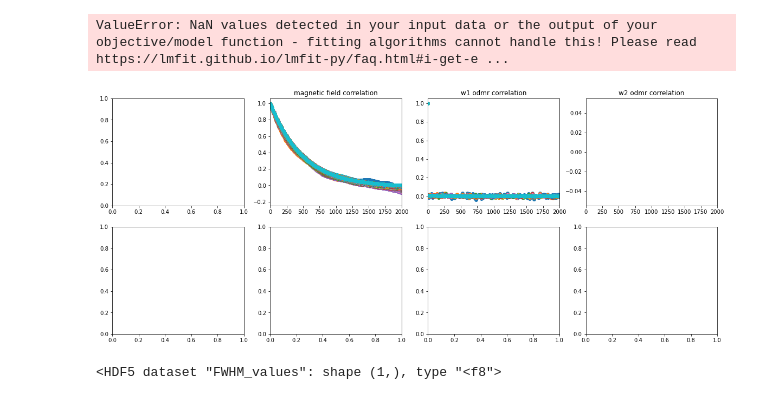
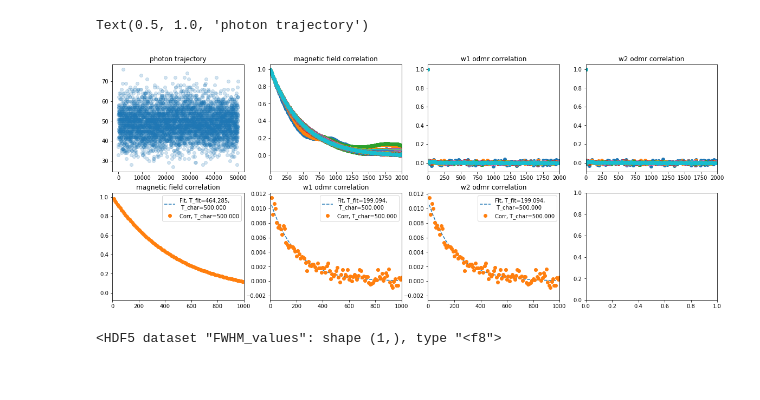
Before and after one commit to paulstevensonlab/odmr-simulations, a Jupyter notebook: FCS-like ODMR sim WIP copy.ipynb, the cells around one changed output. Cells and saved outputs as stored; diff of their text form; code cells hidden in the pictures.

Commit message:
all functions in backend code

```diff
--- a/FCS-like ODMR sim WIP copy.ipynb
+++ b/FCS-like ODMR sim WIP copy.ipynb
@@ -118,16 +18,16 @@ def avg_corr_analysis(acf_norm_mag_array, acf_norm_odmr_array1, acf_norm_odmr_ar
 # %%
 fig, axes = plt.subplots(2, 4, figsize=(20, 8), sharex=False, sharey=False)
 
-itr = 10000
+itr = 1000
 
-acf_norm_mag_array, acf_norm_odmr_array1, acf_norm_odmr_array2, autocorr_mag_data, autocorr_odmr_data1, autocorr_odmr_data2, noisy_odmr_autocorr_1, noisy_odmr_autocorr_2, photon_trajectory, noisy_w_1_array, noisy_w_2_array = arrays(itr, time)
+acf_norm_mag_array, acf_norm_odmr_array1, acf_norm_odmr_array2, autocorr_mag_data, autocorr_odmr_data1, autocorr_odmr_data2, noisy_odmr_autocorr_1, noisy_odmr_autocorr_2, photon_trajectory, noisy_w_1_array, noisy_w_2_array = fcs.arrays(itr, time)
 
-freq_1, freq_2 = freq_point(x_range, FWHM)
+freq_1, freq_2 = fcs.freq_point(x_range, FWHM)
 
 
 for w in range(itr):
 
-    noisy_w_1, noisy_w_2, noisy_mag_fields, noisy_w_1_array, noisy_w_2_array = freq_func(itr, tau, time, w)
+    noisy_w_1, noisy_w_2, noisy_mag_fields, noisy_w_1_array, noisy_w_2_array = fcs.freq_func(itr, tau, time, amp, noisy_w_1_array, noisy_w_2_array, w)
 
     noise_odmr_spectrum, noise_noisy_odmr_spectrum = fcs.simulate_ODMR(freq_1,
                                                                     FWHM, np.asarray(noisy_w_1_array[w, :]), FWHM, np.asarray(noisy_w_2_array[w, :]), contrast_values, counts_values) # you can pass the array directly to the function to avoid another nested loop
@@ -135,7 +35,7 @@ for w in range(itr):
                                                                                                                                         # and we only need to calculate the count rate at one frequency
     photon_trajectory[w, :] = np.asarray(noise_noisy_odmr_spectrum)
 
-    acf_norm_mag, acf_norm_odmr1, acf_norm_odmr2 = corr_analysis(noisy_mag_fields, time, photon_trajectory, w,
+    acf_norm_mag, acf_norm_odmr1, acf_norm_odmr2 = fcs.corr_analysis(noisy_mag_fields, time, photon_trajectory, w,
                   autocorr_mag_data, autocorr_odmr_data1, autocorr_odmr_data2,
                   acf_norm_mag_array, acf_norm_odmr_array1, acf_norm_odmr_array2)
 
@@ -153,36 +53,36 @@ for w in range(itr):
 
 axes[0, 1].set_xlim(0,2000)
 axes[0, 2].set_xlim(0,2000)
 axes[0, 3].set_xlim(0,2000)
 
 
-average_mag_array, average_odmr_array1, average_odmr_array2, avg_noisy_mag_autocorr_fit, avg_noisy_odmr_autocorr_fit1, avg_noisy_odmr_autocorr_fit2 = avg_corr_analysis(acf_norm_mag_array, acf_norm_odmr_array1, acf_norm_odmr_array2)
+average_mag_array, average_odmr_array1, average_odmr_array2, avg_noisy_mag_autocorr_fit, avg_noisy_odmr_autocorr_fit1, avg_noisy_odmr_autocorr_fit2 = fcs.avg_corr_analysis(acf_norm_mag_array, acf_norm_odmr_array1, acf_norm_odmr_array2, tau, time)
 
 
 axes[1, 0].plot(time[1:], avg_noisy_mag_autocorr_fit.best_fit, '--', label = f"Fit, T_fit={avg_noisy_mag_autocorr_fit.params['e_decay'].value:.3f}, \n T_char={tau:.3f}")
 axes[1, 0].plot(time[1:], average_mag_array[1:], 'o', label = f'Corr, T_char={tau:.3f}')
 axes[1, 0].set_title('magnetic field correlation')
 axes[1, 0].legend()
 
 axes[1, 1].plot(time[1:], avg_noisy_odmr_autocorr_fit1.best_fit, '--', label = f"Fit, T_fit={avg_noisy_odmr_autocorr_fit1.params['e_decay'].value:.3f}, \n T_char={tau:.3f}")
 axes[1, 1].plot(time[1:], average_odmr_array1[1:], 'o', label = f'Corr, T_char={tau:.3f}')
 axes[1, 1].set_title('w1 odmr correlation')
 axes[1, 1].legend()
 
 axes[1, 2].plot(time[1:], avg_noisy_odmr_autocorr_fit2.best_fit, '--', label = f"Fit, T_fit={avg_noisy_odmr_autocorr_fit2.params['e_decay'].value:.3f}, \n T_char={tau:.3f}")
 axes[1, 2].plot(time[1:], average_odmr_array2[1:], 'o', label = f'Corr, T_char={tau:.3f}')
 axes[1, 2].set_title('w2 odmr correlation')
 axes[1, 2].legend()
 
 axes[1, 0].set_xlim(0,1000)
 axes[1, 1].set_xlim(0,1000)
 axes[1, 2].set_xlim(0,1000)
 
 axes[0, 0].plot(time, photon_trajectory[0,:], 'o', alpha = 0.2)
 axes[0, 0].set_title('photon trajectory')
 # %% [output]
-ValueError: NaN values detected in your input data or the output of your objective/model function - fitting algorithms cannot handle this! Please read https://lmfit.github.io/lmfit-py/faq.html#i-get-e ...
+Text(0.5, 1.0, 'photon trajectory')
-[figure, old version]
+[figure, new version]
 # %%
 hf.close()
 
```
Also changed, not shown: parts of 2 cells of this notebook.
